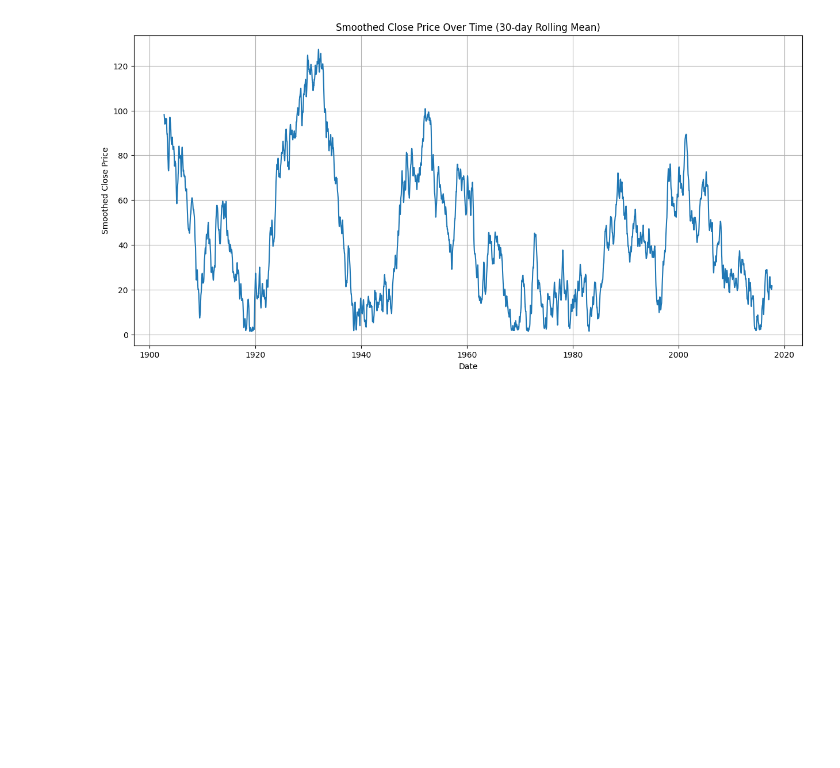
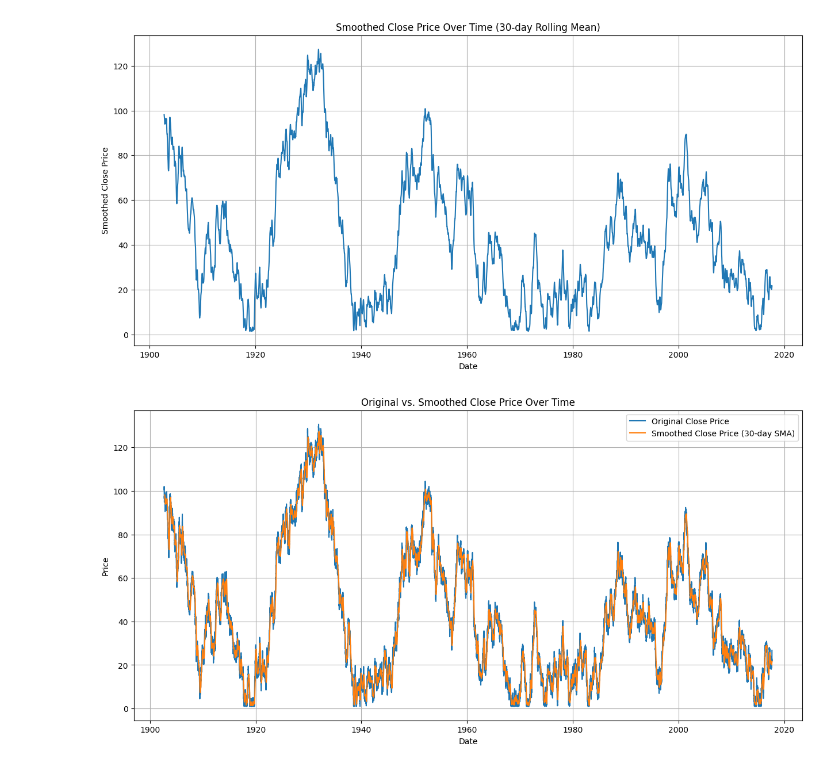
Before and after one commit to kxrrym03/Market-Trends, a Jupyter notebook: Market_Trends.ipynb, the cells around one changed output. Drawn from its saved outputs; the diff is of its cells as text; code cells hidden in the pictures; blank space fills up the shorter version.

```diff
--- a/Market_Trends.ipynb
+++ b/Market_Trends.ipynb
@@ -107,3 +107,15 @@ plt.grid(True)
 plt.show()
 # %% [output]
 [figure]
+# %%
+plt.figure(figsize=(15, 7))
+sns.lineplot(x='Date', y='Close_Price', data=df, label='Original Close Price')
+sns.lineplot(x='Date', y='Close_Price_SMA', data=df, label='Smoothed Close Price (30-day SMA)')
+plt.title('Original vs. Smoothed Close Price Over Time')
+plt.xlabel('Date')
+plt.ylabel('Price')
+plt.legend()
+plt.grid(True)
+plt.show()
+# %% [output]
+[figure, added]
```
